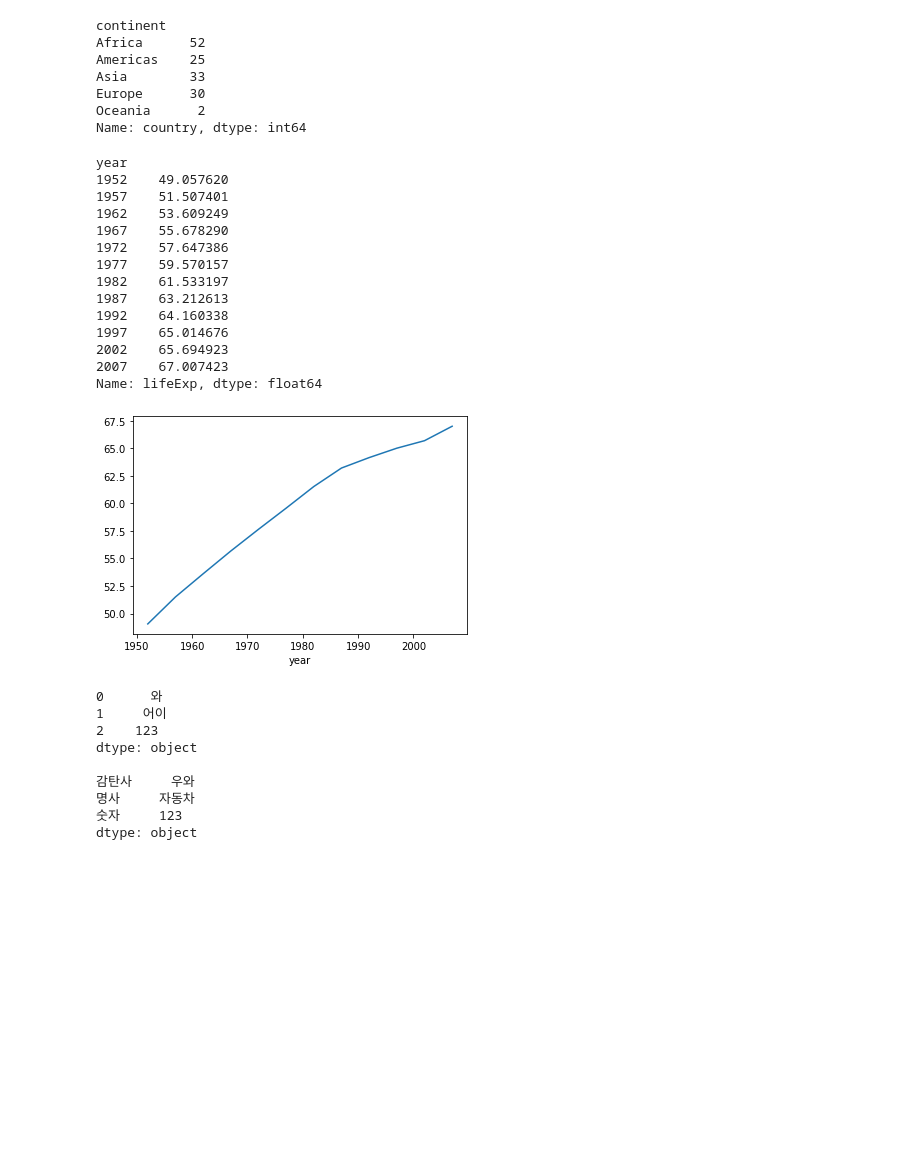
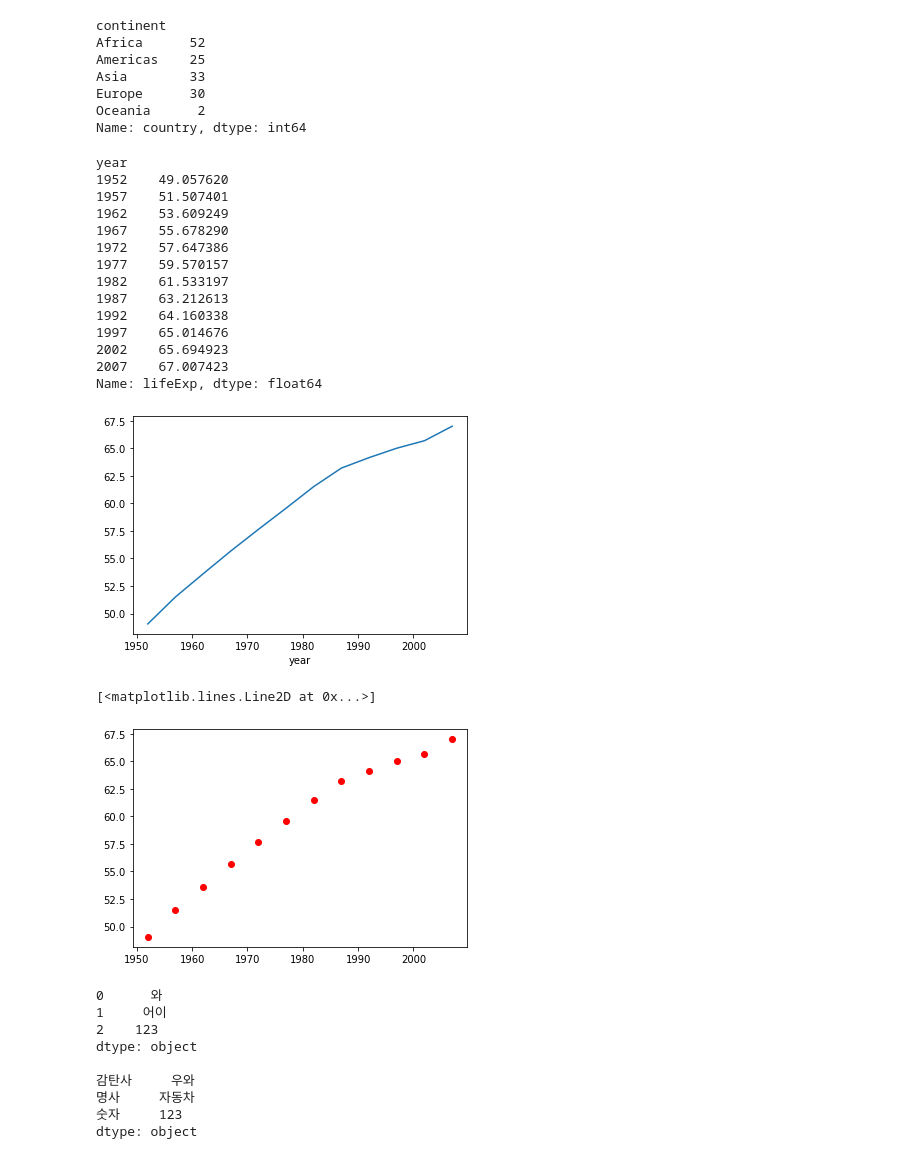
Before and after one commit to yooyeollee/2022, a Jupyter notebook: Untitled13.ipynb, the cells around one changed output. Drawn from its saved outputs; the diff is of its cells as text; code cells hidden in the pictures; blank space fills up the shorter version.

```diff
--- a/Untitled13.ipynb
+++ b/Untitled13.ipynb
@@ -420,32 +420,36 @@ Name: country, dtype: int64
 # %%
 ### matplotlib inline <==jupyter notebook용 그래프그리기 __매직함수magic method__
 
 
 import matplotlib.pyplot as plt
 
 year_lifeExpectancy = df2.groupby('year')['lifeExp'].mean()
 
 print(year_lifeExpectancy)
 
 year_lifeExpectancy.plot()
 ## print(3)
 plt.show()
+
+plt.plot(year_lifeExpectancy,'or')
 # %% [output]
 year
 1952    49.057620
 1957    51.507401
 1962    53.609249
 1967    55.678290
 1972    57.647386
 1977    59.570157
 1982    61.533197
 1987    63.212613
 1992    64.160338
 1997    65.014676
 2002    65.694923
 2007    67.007423
 Name: lifeExp, dtype: float64
 [figure]
+[<matplotlib.lines.Line2D at 0x...>]
+[figure, added]
 # %%
 
 import pandas as pd
```
